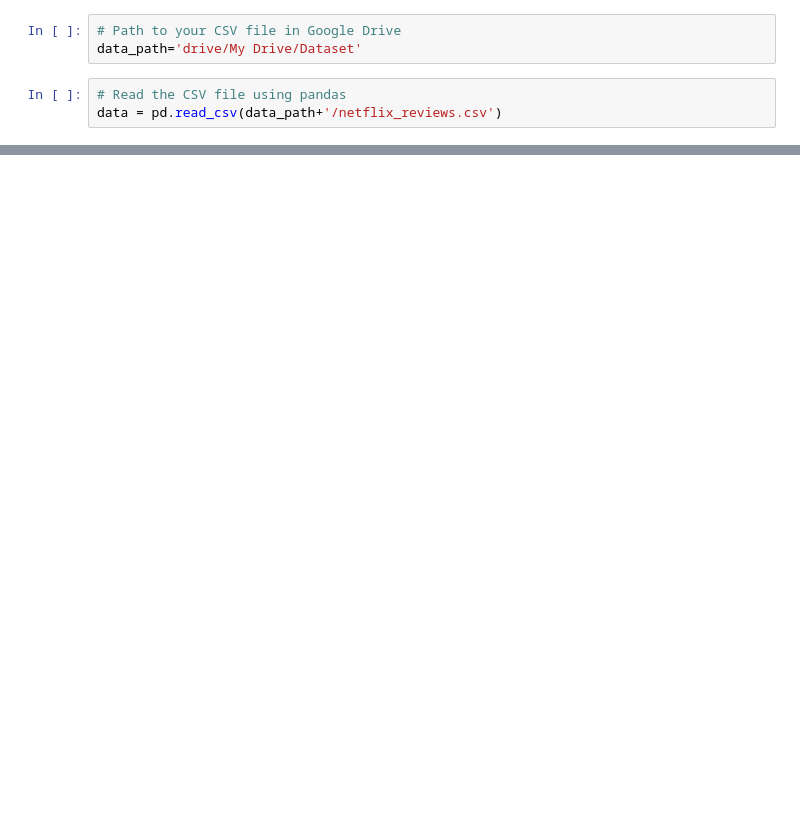
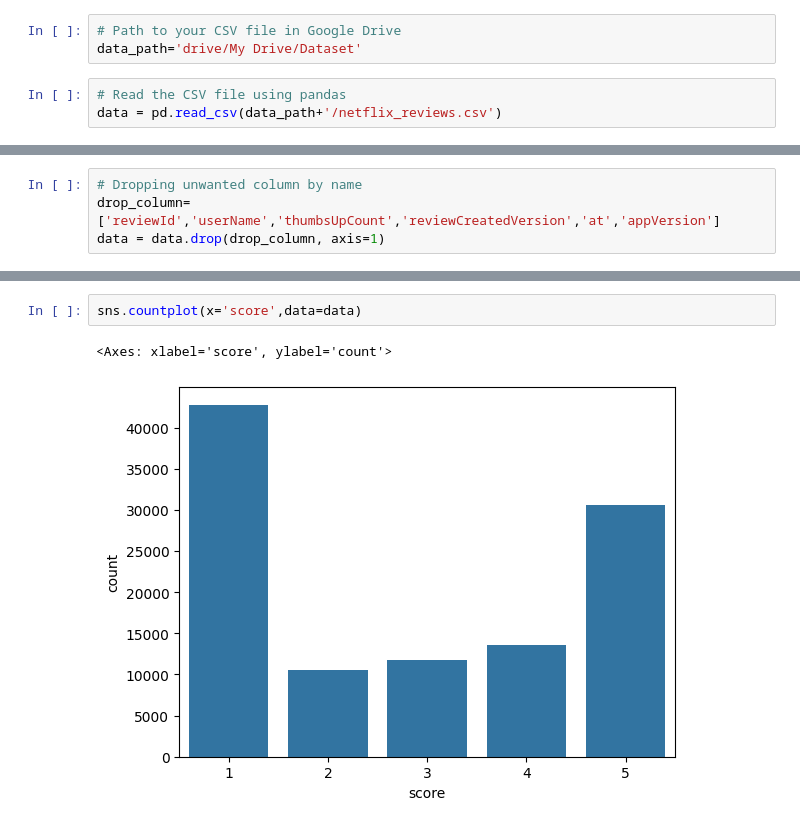
Before and after one commit to adkprakash/sentiment_analysis, a Jupyter notebook: sentimental_analysis.ipynb, the cells around one changed output, grey strips where cells are left out. Saved outputs shown, nothing was run; the diff lists cells and outputs as text; blank space fills up the shorter version.

```diff
--- a/sentimental_analysis.ipynb
+++ b/sentimental_analysis.ipynb
@@ -23,0 +34,4 @@ data = pd.read_csv(data_path+'/netflix_reviews.csv')
+# %%
+# Dropping unwanted column by name
+drop_column=['reviewId','userName','thumbsUpCount','reviewCreatedVersion','at','appVersion']
+data = data.drop(drop_column, axis=1)
@@ -23,0 +57,5 @@ data = pd.read_csv(data_path+'/netflix_reviews.csv')
+# %%
+sns.countplot(x='score',data=data)
+# %% [output]
+<Axes: xlabel='score', ylabel='count'>
+[figure, added]
```
Also changed, not shown: parts of 5 cells of this notebook.
